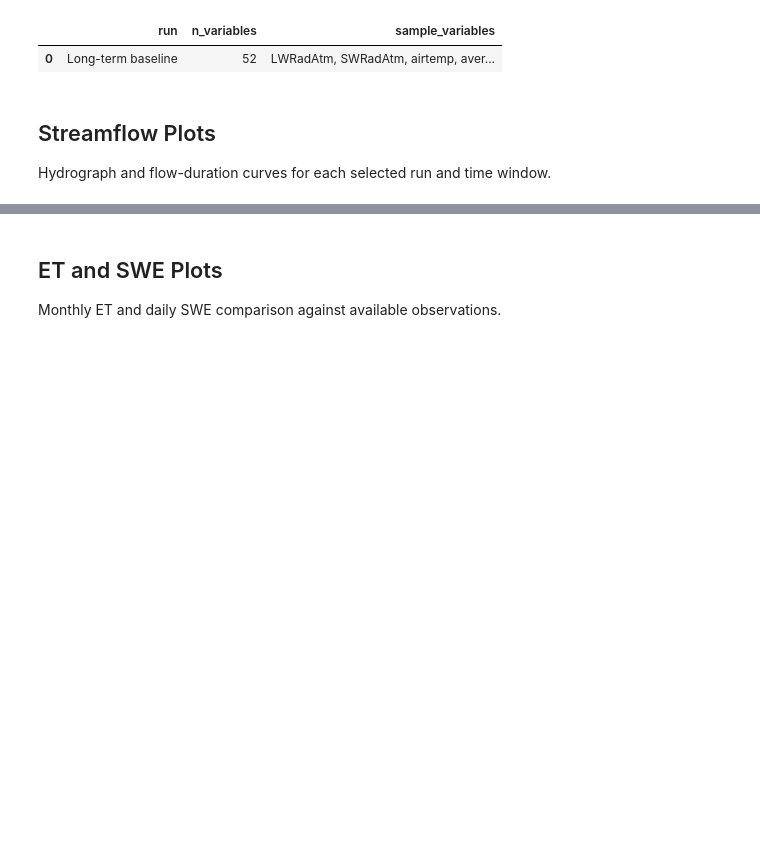
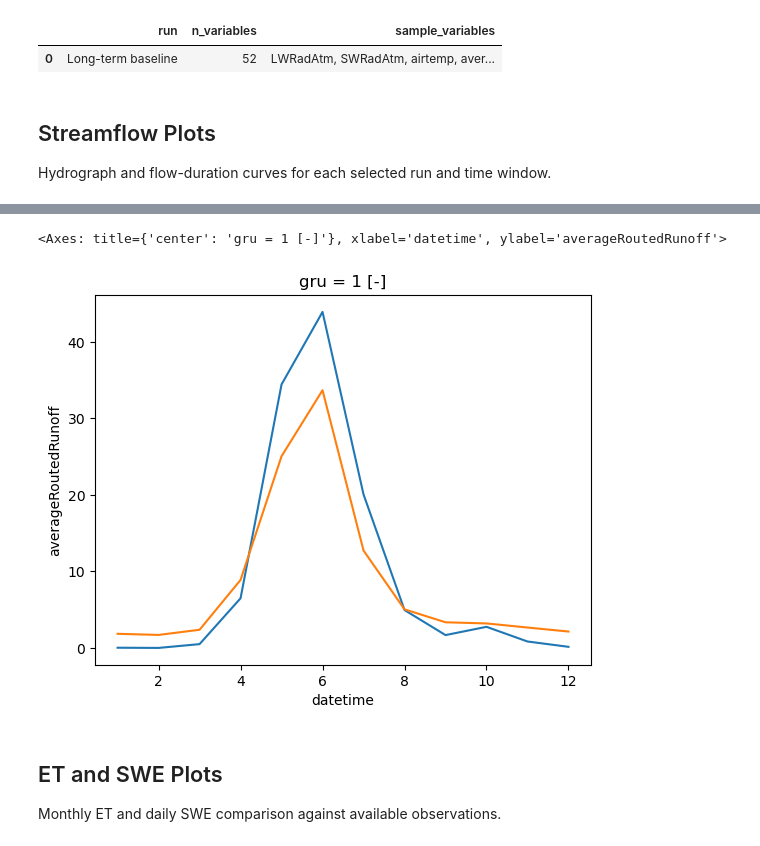
Before and after one commit to dlhogan97/CONFLUENCE-uwmtnhydro, a Jupyter notebook: ess-project/notebooks/Baseline_Run_Evaluation.ipynb, the cells around one changed output, grey strips where cells are left out. Drawn from its saved outputs; the diff is of its cells as text; code cells hidden in the pictures; blank space fills up the shorter version.

```diff
--- a/ess-project/notebooks/Baseline_Run_Evaluation.ipynb
+++ b/ess-project/notebooks/Baseline_Run_Evaluation.ipynb
@@ -647,3 +647,9 @@ Metrics (Full overlap):
+# %%
+(dataset_store['datasets']['Long-term baseline']['averageRoutedRunoff'].groupby('time.month').mean()*basin_area_m2).plot()
+obs_window.groupby(obs_window.index.month).mean().plot()
+# %% [output]
+<Axes: title={'center': 'gru = 1 [-]'}, xlabel='datetime', ylabel='averageRoutedRunoff'>
+[figure, added]
 # %% [markdown]
 ## ET and SWE Plots
 
```
Also changed, not shown: parts of 4 cells of this notebook, 19 other files.
